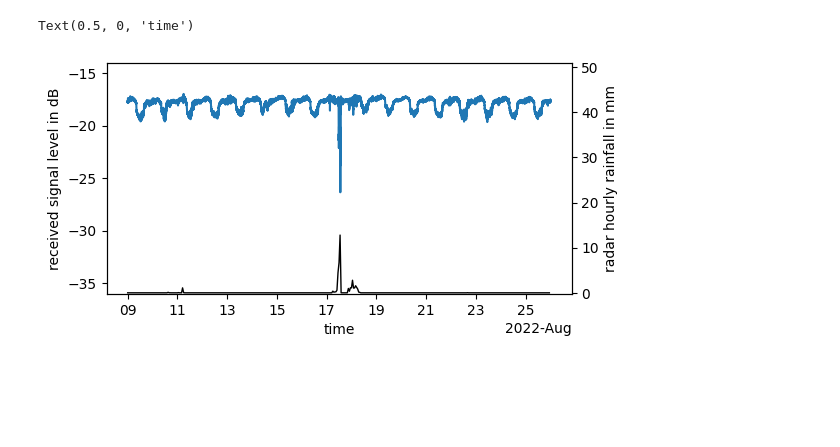
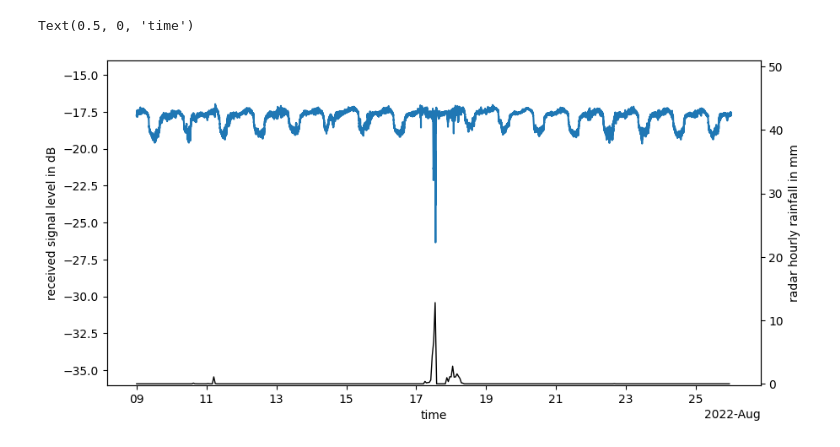
Before and after one commit to OpenSenseAction/OpenSenseAction.github.io, a Jupyter notebook: software-ecosystem/sml_example.ipynb, the cells around one changed output. Saved outputs shown, nothing was run; the diff lists cells and outputs as text; code cells hidden in the pictures; blank space fills up the shorter version.

```diff
--- a/software-ecosystem/sml_example.ipynb
+++ b/software-ecosystem/sml_example.ipynb
@@ -26,0 +14,3 @@ Coordinates:
+# %%
+ds_smls = xr.open_dataset('../misc/example_data/opensat4weather_example_sml.nc')
+ds_radar_along_smls = xr.open_dataset('../misc/example_data/opensat4weather_example_radar.nc')
@@ -27,21 +37,20 @@ Coordinates:
 # %%
-
 sml_id = 'FRA-00022'
 
-fig, ax = plt.subplots(figsize=(6, 3))
-ds_smls.rsl.sel(sml_id=sml_id).sel(time=slice('2022-08-09', '2022-08-25')).plot()
+fig, ax = plt.subplots(figsize=(10, 5))
+ds_smls.rsl.sel(sml_id=sml_id).plot()
 ax.set_ylim(-36, -14)
 ax.set_ylabel("received signal level in dB")
 
 ax2 = ax.twinx()
-ds_radar_along_smls.rainfall_amount.sel(sml_id=sml_id).resample(time='1h').sum().sel(time=slice('2022-08-09', '2022-08-25')).plot(
+ds_radar_along_smls.rainfall_amount.sel(sml_id=sml_id).resample(time='1h').sum().plot(
     ax=ax2, color='k', zorder=-1, linewidth=1,
 )
 ax2.set_ylim(-0.2, 51)
 ax2.set_ylabel("radar hourly rainfall in mm")
 ax.set_title('')
 ax2.set_title('')
 ax.set_xlabel("time")
 # %% [output]
 Text(0.5, 0, 'time')
-[figure, old version]
+[figure, new version]
```
Also changed, not shown: parts of 11 cells of this notebook, 3 other files.
